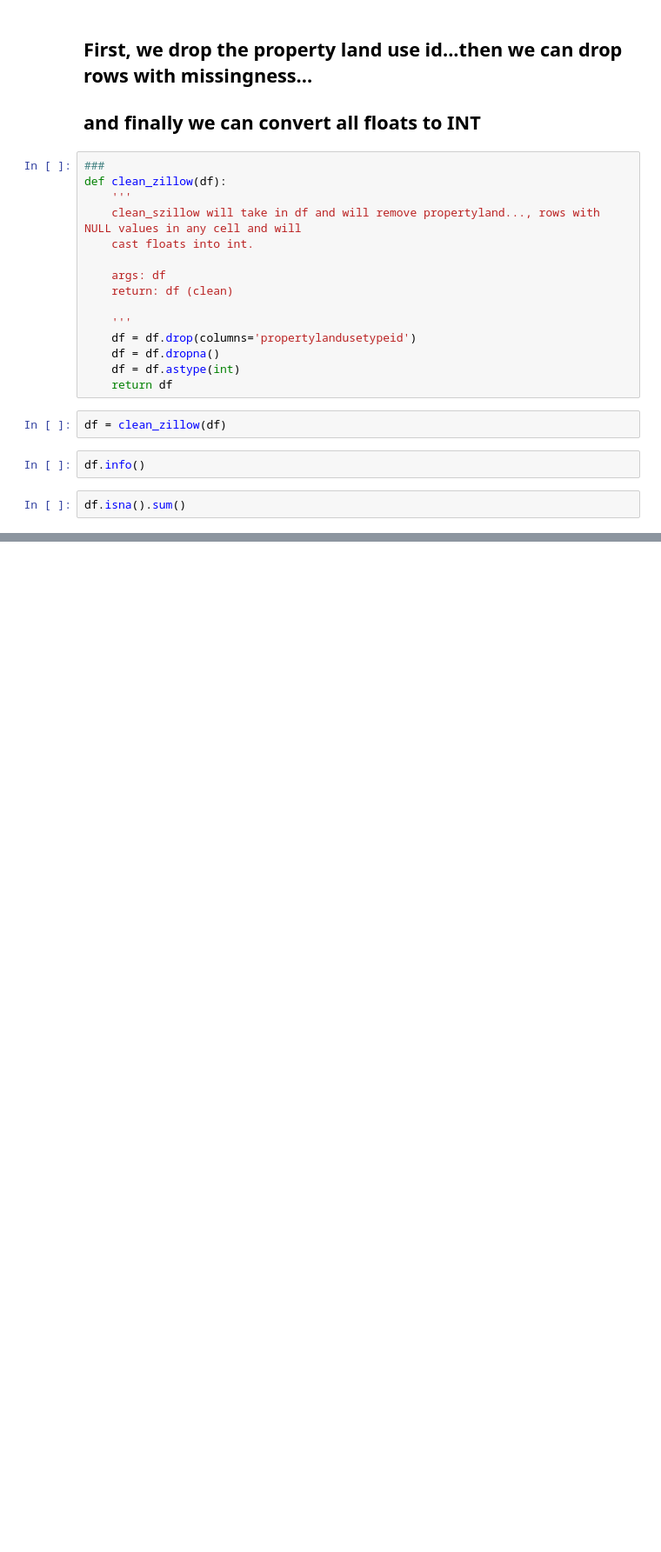
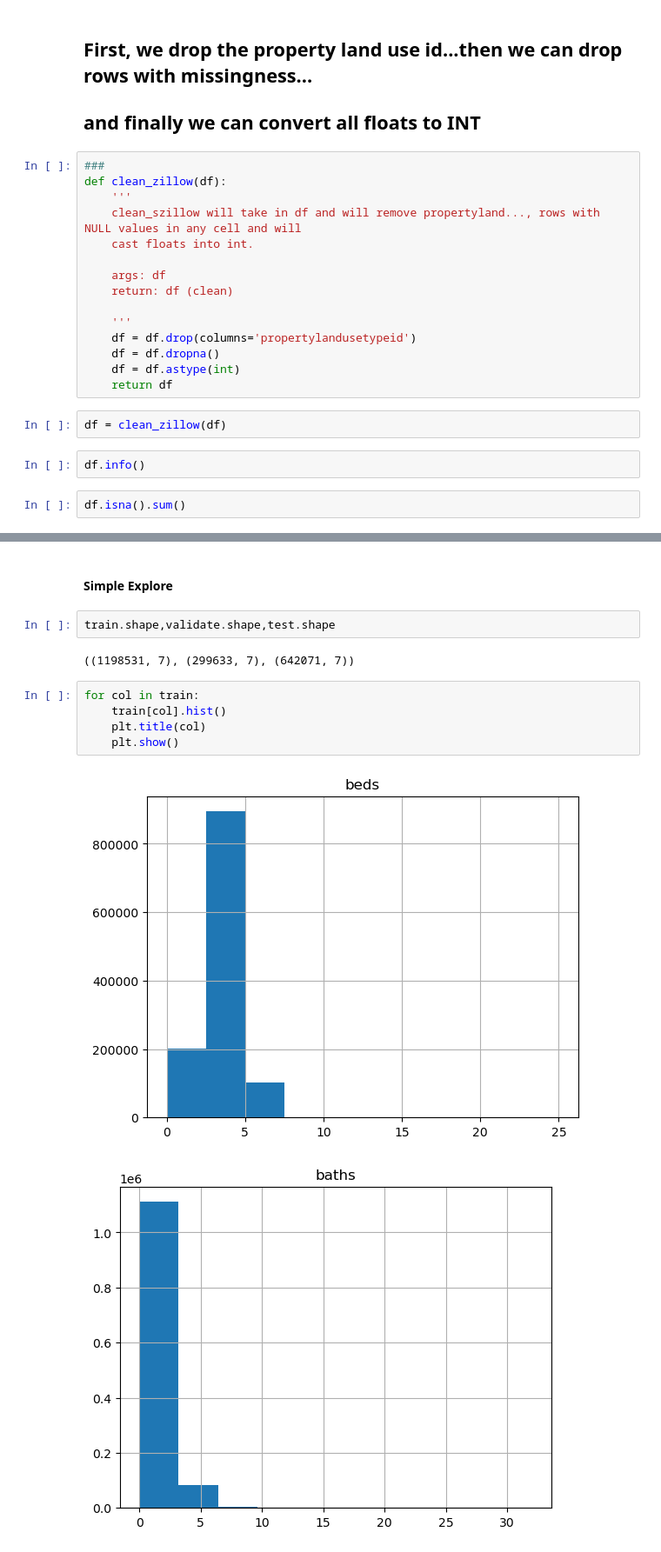
Before and after one commit to RichardAlcabes22/regression-excercises, a Jupyter notebook: wrangle.ipynb, the cells around one changed output, grey strips where cells are left out. Shown: that part at 87% size. Cells and saved outputs as stored; diff of their text form; blank space fills up the shorter version.

```diff
--- a/wrangle.ipynb
+++ b/wrangle.ipynb
@@ -115,0 +118,14 @@ train
+# %% [markdown]
+#### Simple Explore
+# %%
+train.shape,validate.shape,test.shape
+# %% [output]
+((1198531, 7), (299633, 7), (642071, 7))
+# %%
+for col in train:
+    train[col].hist()
+    plt.title(col)
+    plt.show()
+# %% [output]
+[figure, added]
+[figure, added]
```
Also changed, not shown: parts of 17 cells of this notebook.
